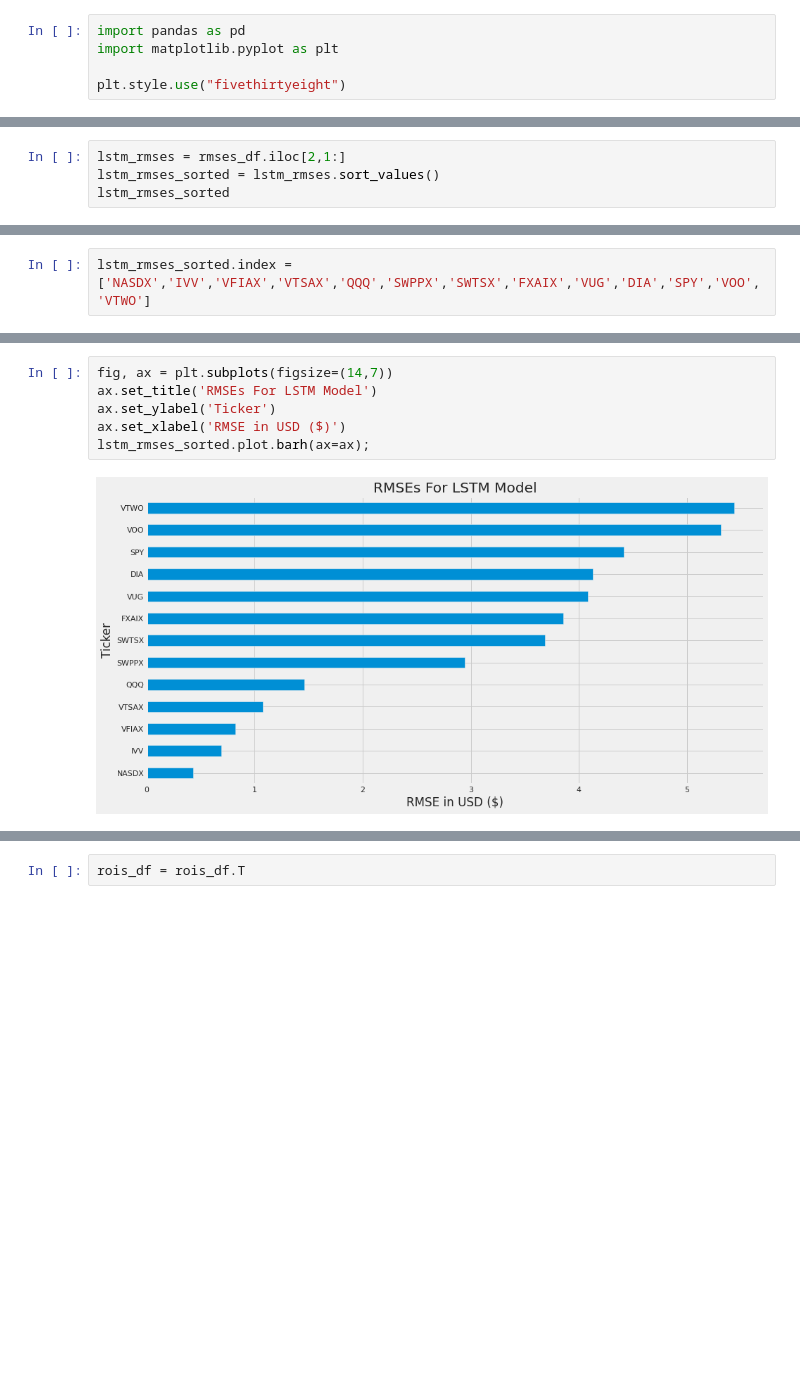
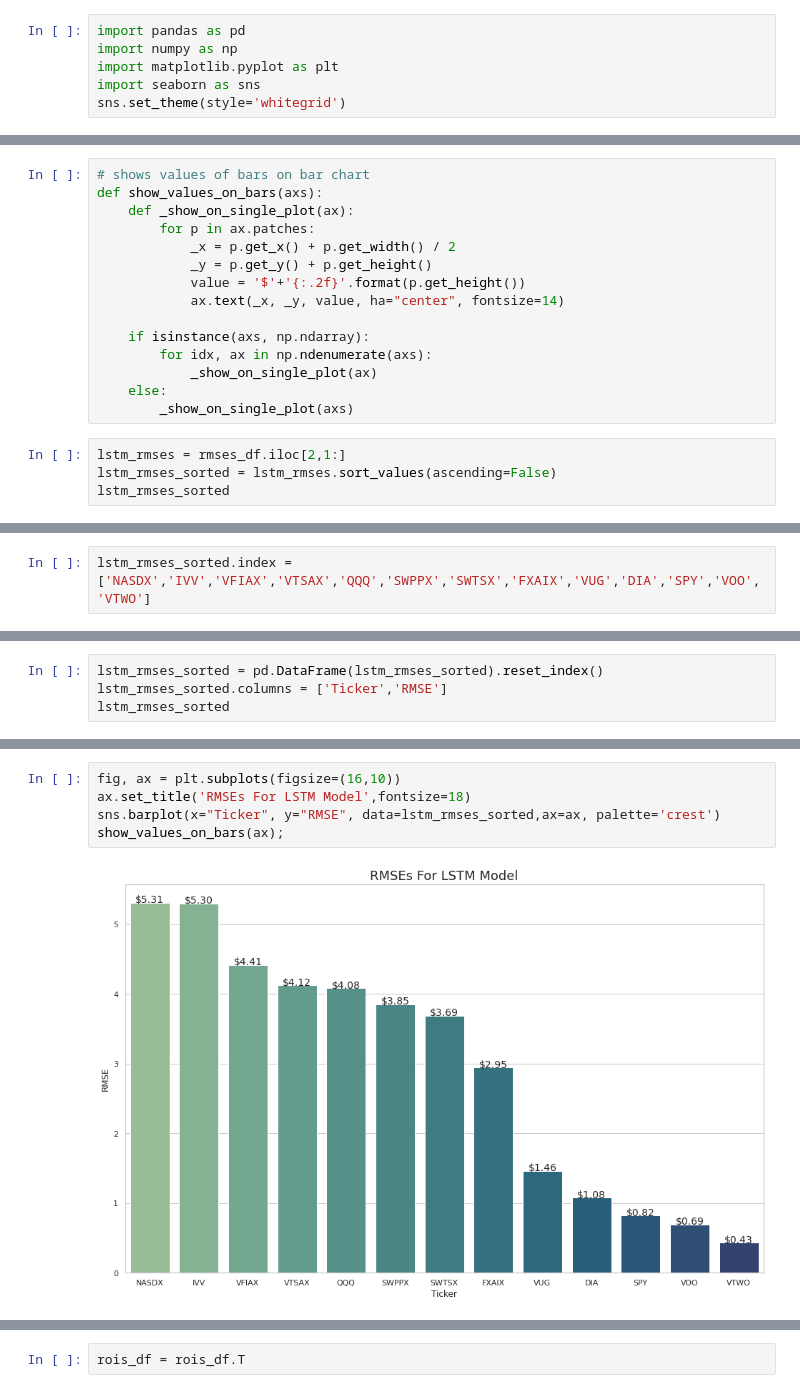
Before and after one commit to j-vasquez21/Stock-Forecasting, a Jupyter notebook: Evaluation.ipynb, the cells around one changed output, grey strips where cells are left out. Drawn from its saved outputs; the diff is of its cells as text; blank space fills up the shorter version.

```diff
--- a/Evaluation.ipynb
+++ b/Evaluation.ipynb
@@ -1,6 +1,7 @@
 # %%
 import pandas as pd
+import numpy as np
 import matplotlib.pyplot as plt
-
-plt.style.use("fivethirtyeight")
+import seaborn as sns
+sns.set_theme(style='whitegrid')
 # %%
@@ -61,8 +63,23 @@ for col in rmses_df_copy.columns:
 For all funds, the LSTM model was the best performing model that yielded the lowest RMSE. This means that the LSTM model will provide us with the most accurate predictions of close prices.
 # %% [markdown]
 ### Visualizing LSTM Models RMSEs
+# %%
+# shows values of bars on bar chart
+def show_values_on_bars(axs):
+    def _show_on_single_plot(ax):
+        for p in ax.patches:
+            _x = p.get_x() + p.get_width() / 2
+            _y = p.get_y() + p.get_height()
+            value = '$'+'{:.2f}'.format(p.get_height())
+            ax.text(_x, _y, value, ha="center", fontsize=14)
+
+    if isinstance(axs, np.ndarray):
+        for idx, ax in np.ndenumerate(axs):
+            _show_on_single_plot(ax)
+    else:
+        _show_on_single_plot(axs)
 # %%
 lstm_rmses = rmses_df.iloc[2,1:]
-lstm_rmses_sorted = lstm_rmses.sort_values()
+lstm_rmses_sorted = lstm_rmses.sort_values(ascending=False)
 lstm_rmses_sorted
 # %% [output]
@@ -101 +118,5 @@ VTWO      5.43574
 Name: 2, dtype: object
+# %%
+lstm_rmses_sorted = pd.DataFrame(lstm_rmses_sorted).reset_index()
+lstm_rmses_sorted.columns = ['Ticker','RMSE']
+lstm_rmses_sorted
@@ -102,8 +138,7 @@ Name: 2, dtype: object
 # %%
-fig, ax = plt.subplots(figsize=(14,7))
-ax.set_title('RMSEs For LSTM Model')
-ax.set_ylabel('Ticker')
-ax.set_xlabel('RMSE in USD ($)')
-lstm_rmses_sorted.plot.barh(ax=ax);
+fig, ax = plt.subplots(figsize=(16,10))
+ax.set_title('RMSEs For LSTM Model',fontsize=18)
+sns.barplot(x="Ticker", y="RMSE", data=lstm_rmses_sorted,ax=ax, palette='crest')
+show_values_on_bars(ax);
 # %% [output]
-[figure, old version]
+[figure, new version]
```
Also changed, not shown: parts of 15 cells of this notebook, 24 other files.
